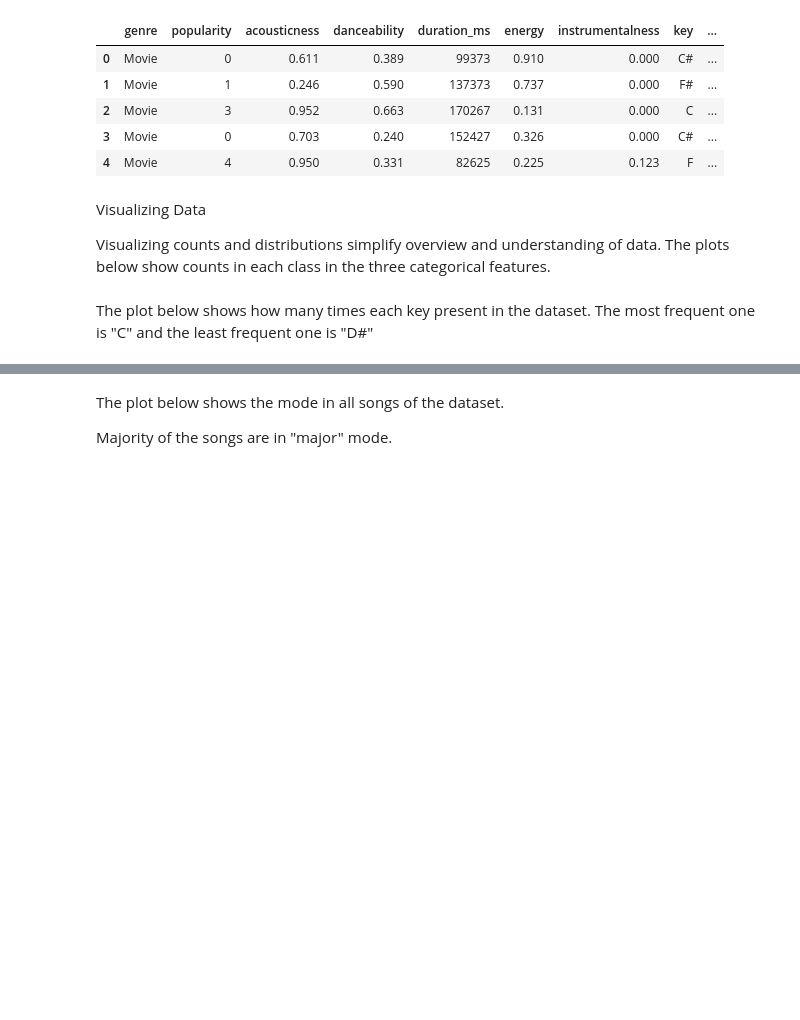
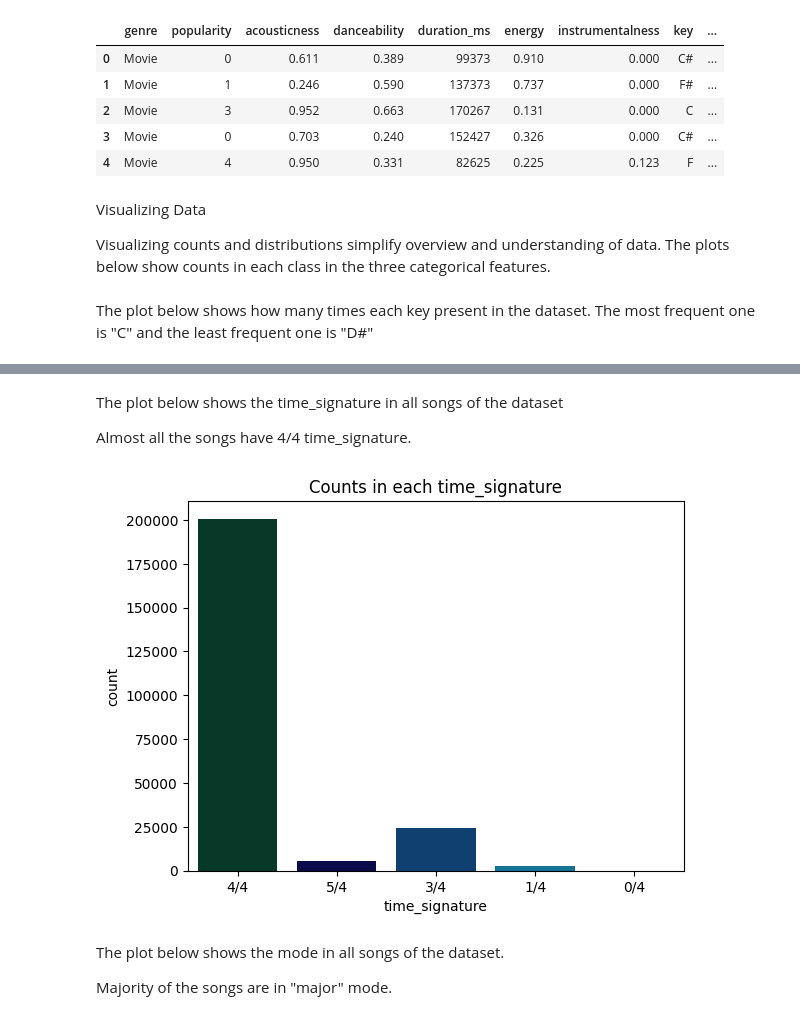
Before and after one commit to tanvi-jain3/SC1015-Song-Genre-Classification, a Jupyter notebook: Data Science Mini_Project.ipynb, the cells around one changed output, grey strips where cells are left out. Drawn from its saved outputs; the diff is of its cells as text; code cells hidden in the pictures; blank space fills up the shorter version.

```diff
--- a/Data Science Mini_Project.ipynb
+++ b/Data Science Mini_Project.ipynb
@@ -189,3 +188,11 @@ plot_counts("key", ["A", "A#", "B", "C", "C#", "D", "D#", "E", "F", "F#", "G", "
+# %% [markdown]
+The plot below shows the time_signature in all songs of the dataset
+
+Almost all the songs have 4/4 time_signature.
+# %%
+plot_counts("time_signature")
+# %% [output]
+[figure, added]
 # %% [markdown]
 The plot below shows the mode in all songs of the dataset.
 
```
Also changed, not shown: parts of 27 cells of this notebook.
